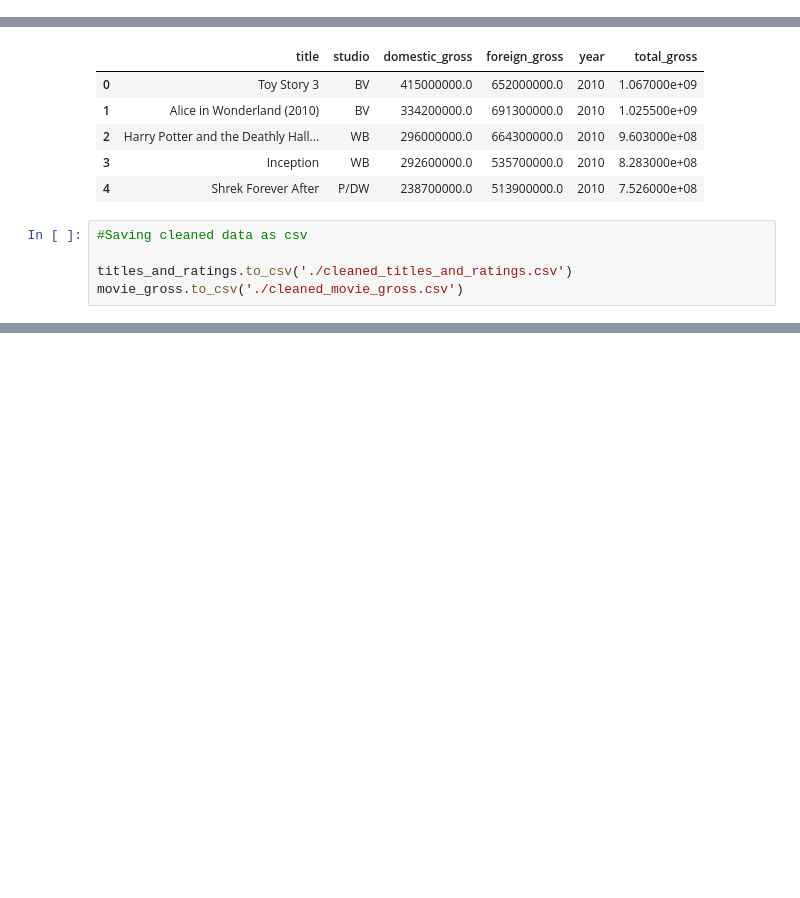
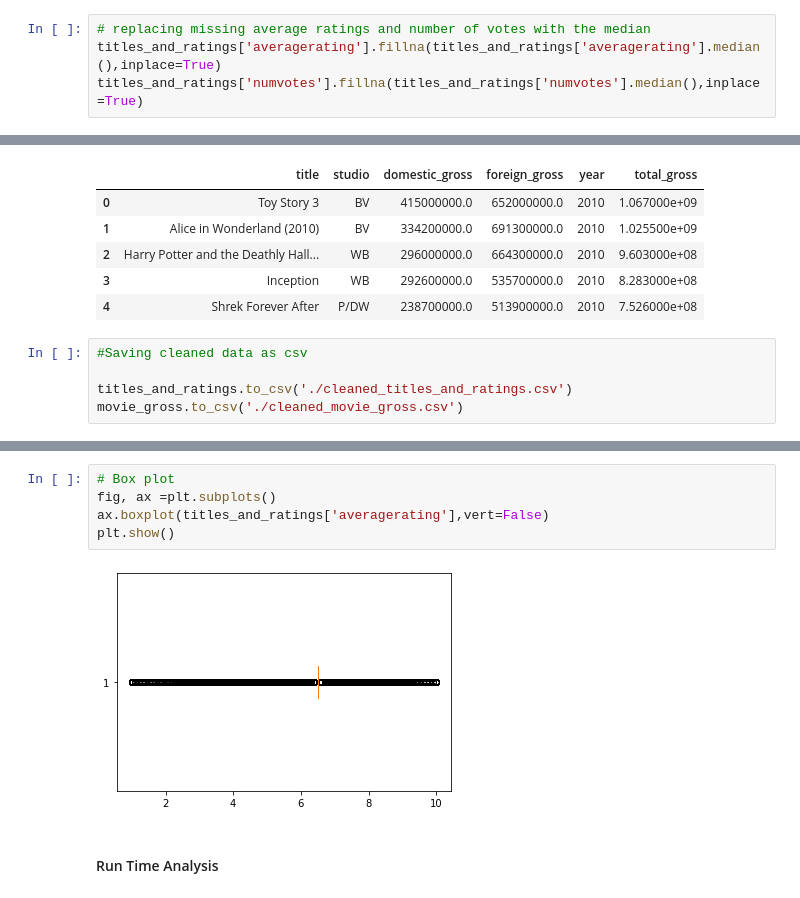
Before and after one commit to OswaldCc/Box-Office-Film-Analysis, a Jupyter notebook: index.ipynb, the cells around one changed output, grey strips where cells are left out. Saved outputs shown, nothing was run; the diff lists cells and outputs as text; blank space fills up the shorter version.

```diff
--- a/index.ipynb
+++ b/index.ipynb
@@ -240,0 +275,4 @@ Merging the datasets yields a single dataset for feature engineering and data an
+# %%
+# replacing missing average ratings and number of votes with the median
+titles_and_ratings['averagerating'].fillna(titles_and_ratings['averagerating'].median(),inplace=True)
+titles_and_ratings['numvotes'].fillna(titles_and_ratings['numvotes'].median(),inplace=True)
@@ -260,0 +365,9 @@ movie_gross.to_csv('./cleaned_movie_gross.csv')
+# %%
+# Box plot
+fig, ax =plt.subplots()
+ax.boxplot(titles_and_ratings['averagerating'],vert=False)
+plt.show()
+# %% [output]
+[figure, added]
+# %% [markdown]
+#### Run Time Analysis
```
Also changed, not shown: parts of 41 cells of this notebook, 1 other file.
